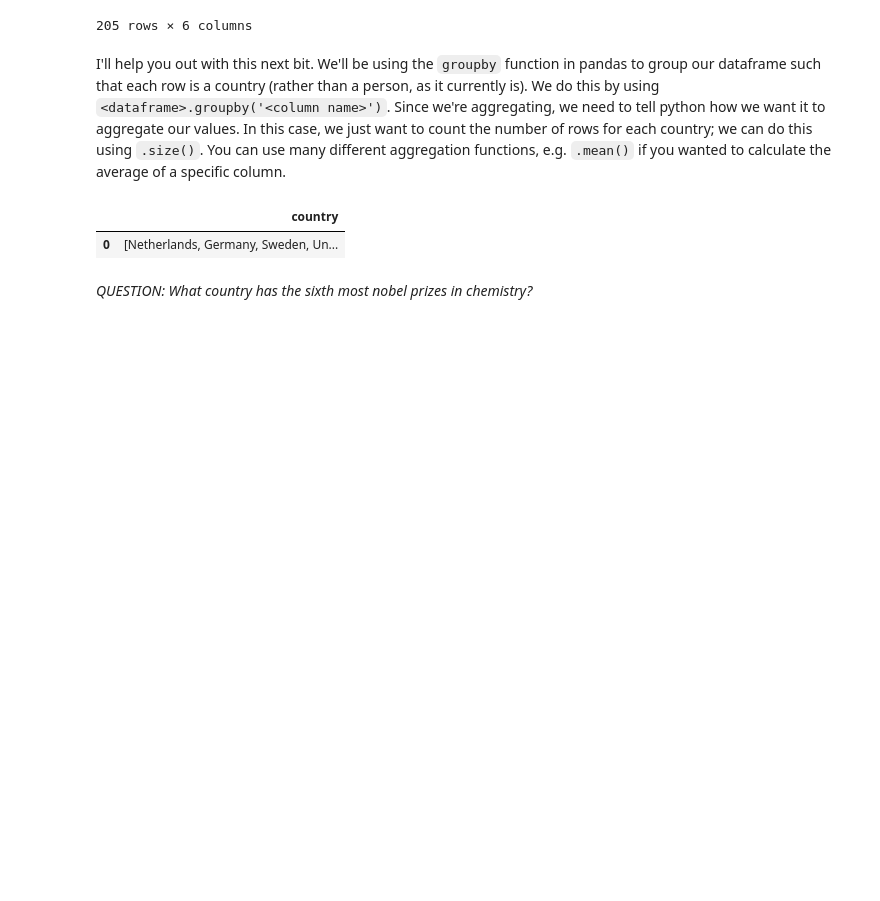
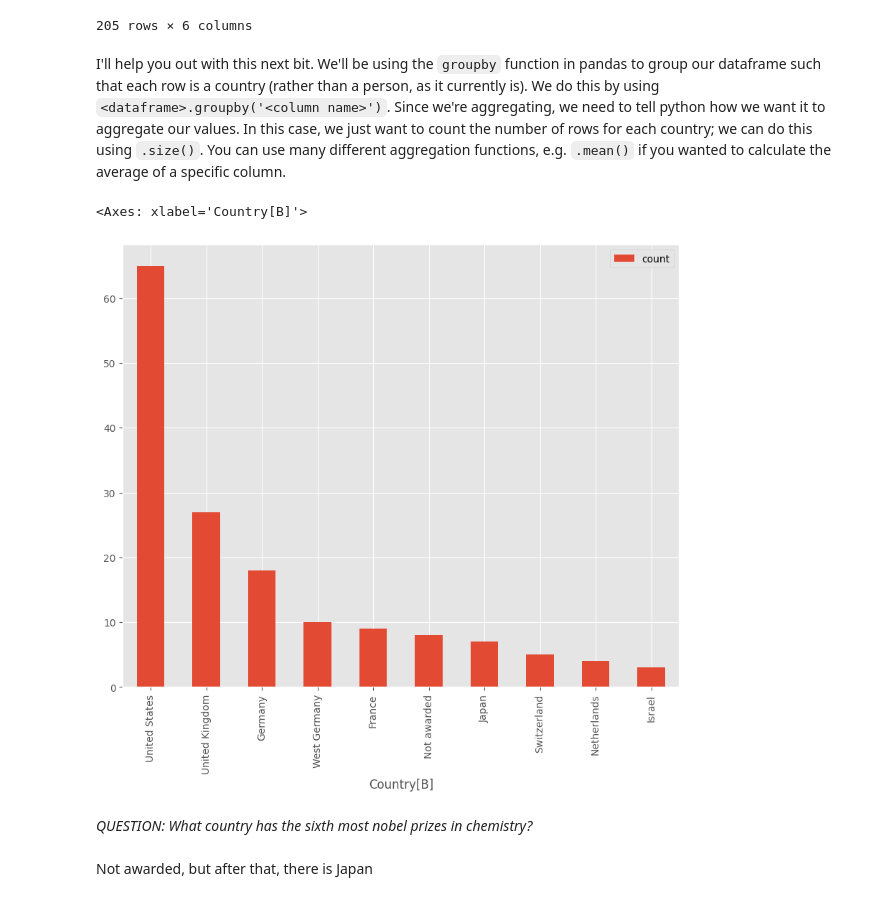
Before and after one commit to Jinyang920/QM2, a Jupyter notebook: W2_Working_with_Data_in_Pandas_ipynb의_사본.ipynb, the cells around one changed output. Saved outputs shown, nothing was run; the diff lists cells and outputs as text; code cells hidden in the pictures; blank space fills up the shorter version.

```diff
--- a/W2_Working_with_Data_in_Pandas_ipynb의_사본.ipynb
+++ b/W2_Working_with_Data_in_Pandas_ipynb의_사본.ipynb
@@ -582,13 +583,17 @@ chem
 I'll help you out with this next bit. We'll be using the `groupby` function in pandas to group our dataframe such that each row is a country (rather than a person, as it currently is). We do this by using `<dataframe>.groupby('<column name>')`. Since we're aggregating, we need to tell python how we want it to aggregate our values. In this case, we just want to count the number of rows for each country; we can do this using `.size()`. You can use many different aggregation functions, e.g. `.mean()` if you wanted to calculate the average of a specific column.
 # %%
 # create a new dataframe called 'country' in which each row is a country, and the values represent the number of nobel laureates.
-country = pandas.DataFrame({'country':[chem['Country[B]'].unique()]})
-country
+country_n = chem['Country[B]'].value_counts()
+country = pandas.DataFrame(country_n)
 # now sort it in descending order
-
+country.sort_values('count', ascending=False)
 # finally, plot the top 10 countries
+g_country= country.head(10)
+g_country.plot.bar()
 # %% [output]
-|  | country |
-| 0 | [Netherlands, Germany, Sweden, Un... |
+<Axes: xlabel='Country[B]'>
+[figure, added]
 # %% [markdown]
 *QUESTION: What country has the sixth most nobel prizes in chemistry?*
+# %% [markdown]
+Not awarded, but after that, there is Japan
```
Also changed, not shown: parts of 5 cells of this notebook.
